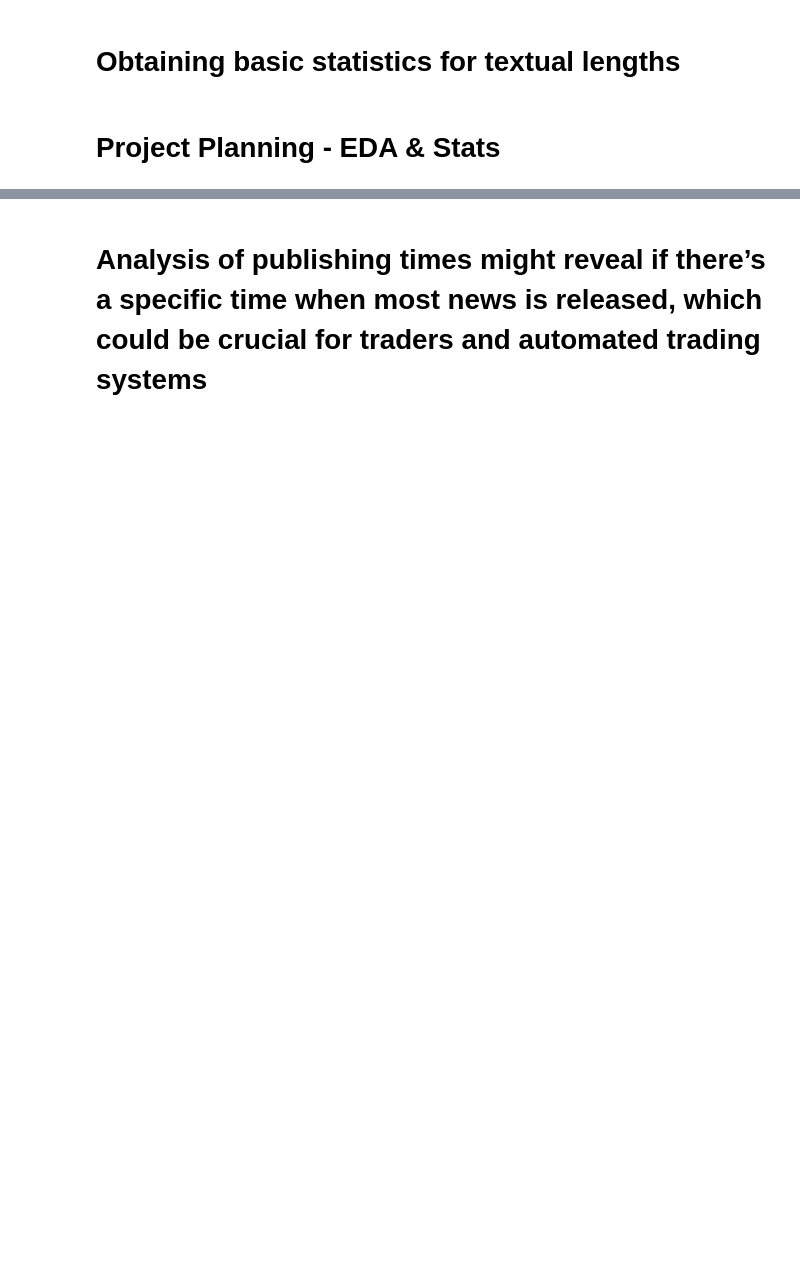
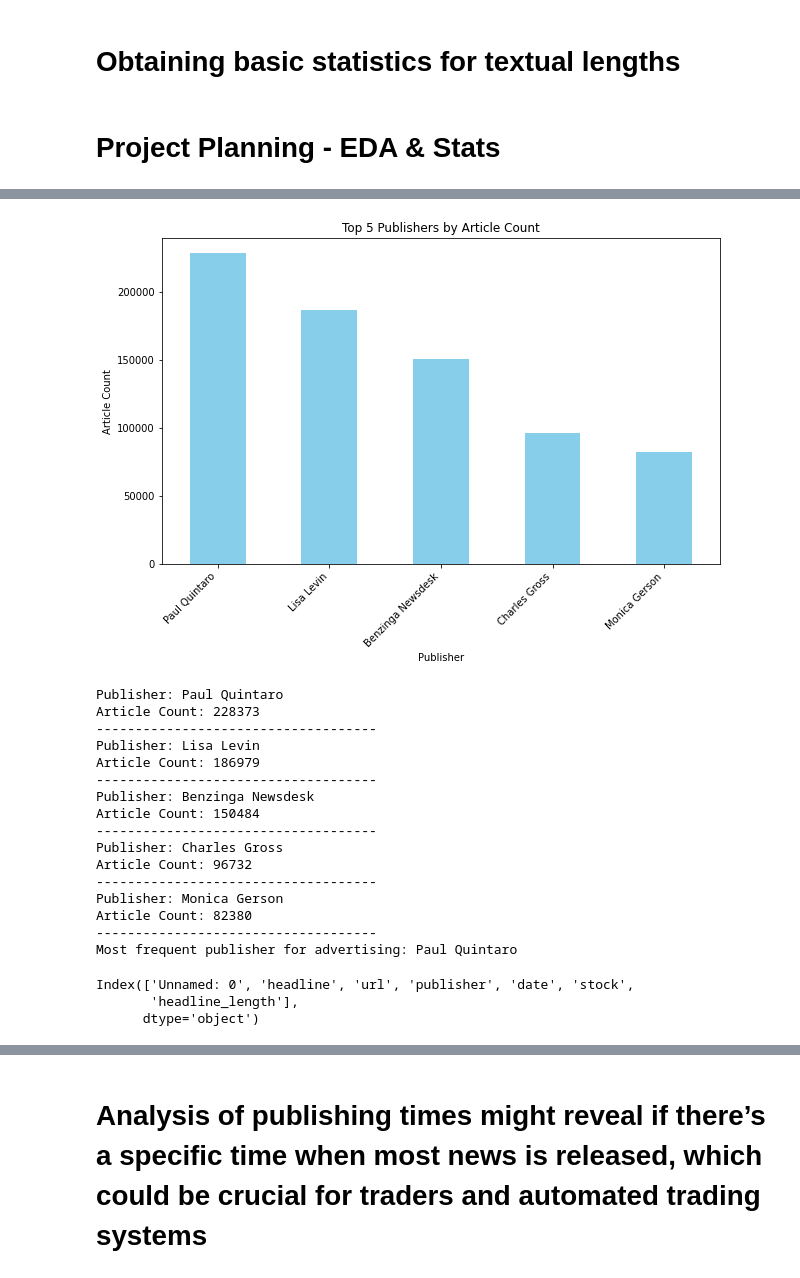
Before and after one commit to Yaadee/Finance_Data_Analysis, a Jupyter notebook: notebooks/Financial_EDA.ipynb, the cells around one changed output, grey strips where cells are left out. Saved outputs shown, nothing was run; the diff lists cells and outputs as text; code cells hidden in the pictures; blank space fills up the shorter version.

```diff
--- a/notebooks/Financial_EDA.ipynb
+++ b/notebooks/Financial_EDA.ipynb
@@ -24,6 +26,6 @@ nlp = spacy.load('en_core_web_sm')
 # %% [markdown]
 # Project Planning - EDA & Stats
 # %%
-df = pd.read_csv("/home/yadasa/Desktop/Finance-Data-Analysis/data/raw_analyst_ratings.csv",)
+df = pd.read_csv("../data/raw_analyst_ratings.csv",)
 # %%
 df.head()
@@ -62,5 +89,55 @@ plt.show()
+# %%
+
+# with a column named 'publisher' containing the publisher names.
+
+# Count the number of articles per publisher
+publisher_counts = df['publisher'].value_counts()
+
+# Identify the top N most frequent publishers
+top_publishers = publisher_counts.head(5)  # Change 5 to any desired number of top publishers
+
+# Plotting the article counts for the top N most frequent publishers
+plt.figure(figsize=(10,6))
+top_publishers.plot(kind='bar', color='skyblue')
+plt.title('Top 5 Publishers by Article Count')
+plt.xlabel('Publisher')
+plt.ylabel('Article Count')
+plt.xticks(rotation=45, ha='right')
+plt.show()
+
+# Iterate over the top publishers and print their article counts
+for publisher, count in top_publishers.items():
+    print("Publisher:", publisher)
+    print("Article Count:", count)
+    print("------------------------------------")
+
+# Choose a publisher for advertising based on their publishing frequency
+most_frequent_publisher = top_publishers.idxmax()
+print("Most frequent publisher for advertising:", most_frequent_publisher)
+# %% [output]
+[figure, added]
+Publisher: Paul Quintaro
+Article Count: 228373
+------------------------------------
+Publisher: Lisa Levin
+Article Count: 186979
+------------------------------------
+Publisher: Benzinga Newsdesk
+Article Count: 150484
+------------------------------------
+Publisher: Charles Gross
+Article Count: 96732
+------------------------------------
+Publisher: Monica Gerson
+Article Count: 82380
+------------------------------------
+Most frequent publisher for advertising: Paul Quintaro
 # %%
 df.columns
+# %% [output]
+Index(['Unnamed: 0', 'headline', 'url', 'publisher', 'date', 'stock',
+       'headline_length'],
+      dtype='object')
 # %%
 # Check if the 'date' column exists in the DataFrame
 if 'date' in df.columns:
```
Also changed, not shown: parts of 27 cells of this notebook, 1 other file.
